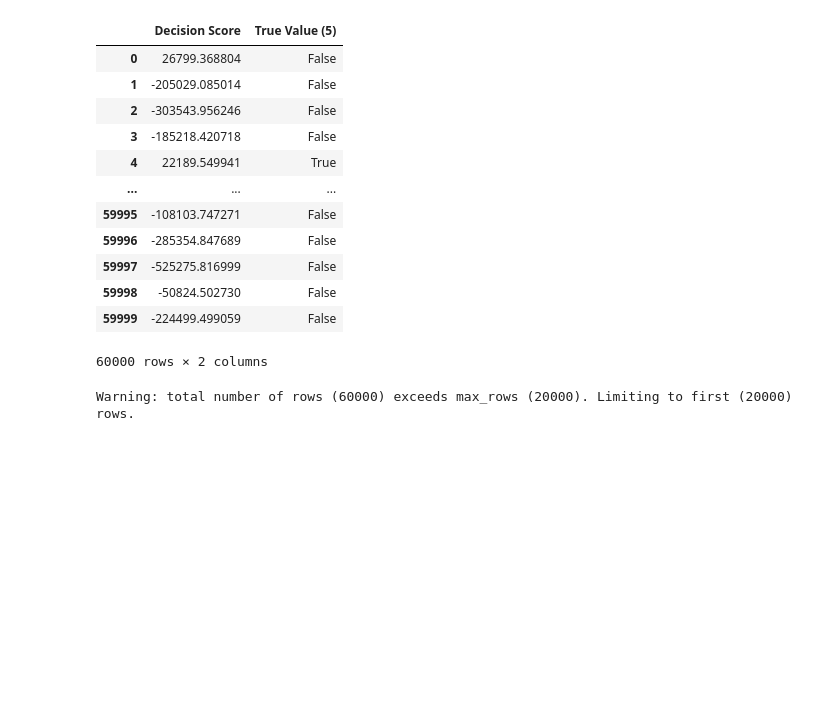
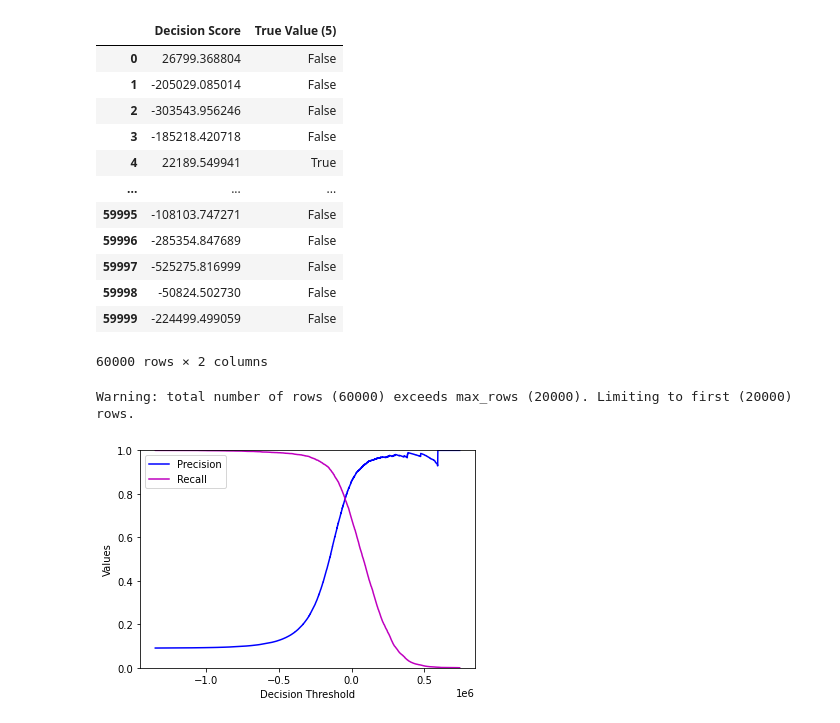
Before and after one commit to VinayakDubey07/Machine-learning, a Jupyter notebook: ML lab3.ipynb, the cells around one changed output. Saved outputs shown, nothing was run; the diff lists cells and outputs as text; code cells hidden in the pictures; blank space fills up the shorter version.

```diff
--- a/ML lab3.ipynb
+++ b/ML lab3.ipynb
@@ -337,3 +337,13 @@ pd.DataFrame({"Decision Score":decision_scores, "True Value (5)":y_train_5})
 | 59999 | -224499.499059 | False |
 60000 rows × 2 columns
 Warning: total number of rows (60000) exceeds max_rows (20000). Limiting to first (20000) rows.
+# %%
+plt.plot(thresholds, precisions[:-1], "b-", label="Precision")
+plt.plot(thresholds, recalls[:-1], "m-", label="Recall")
+plt.xlabel('Decision Threshold')
+plt.ylabel('Values')
+plt.legend()
+plt.ylim([0,1])
+plt.show()
+# %% [output]
+[figure, added]
```
